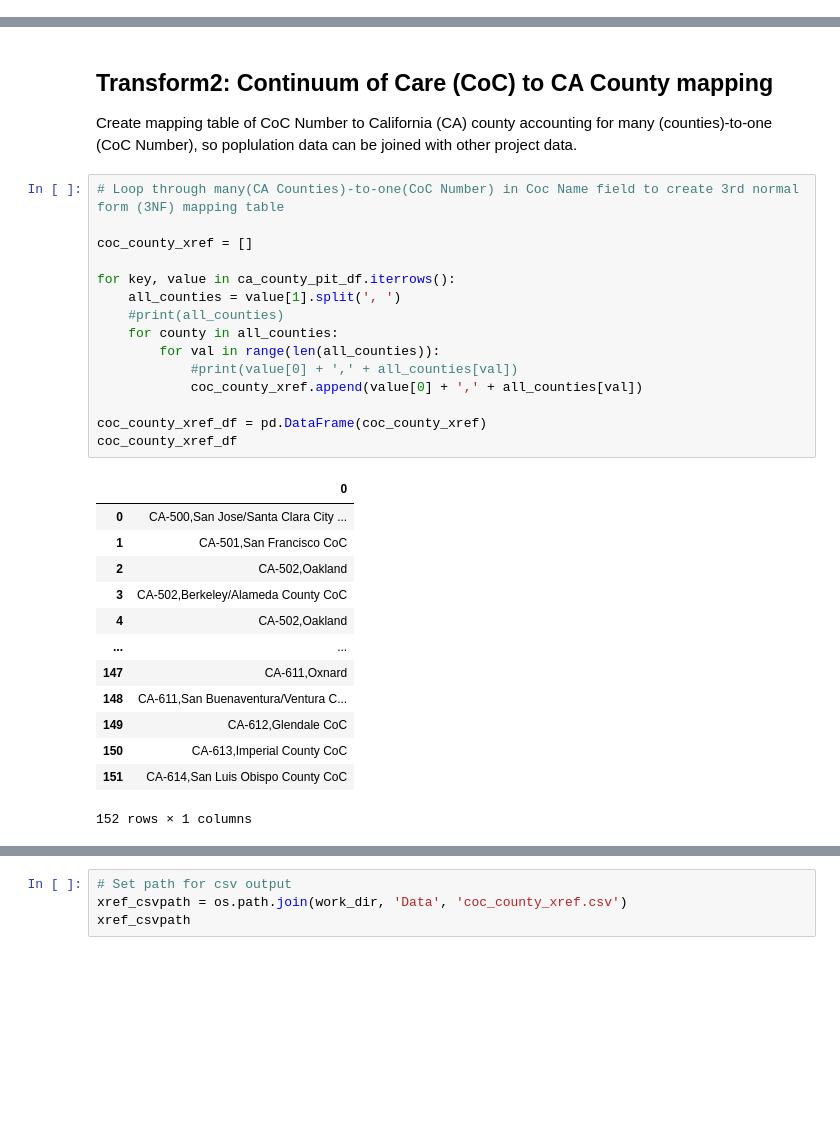
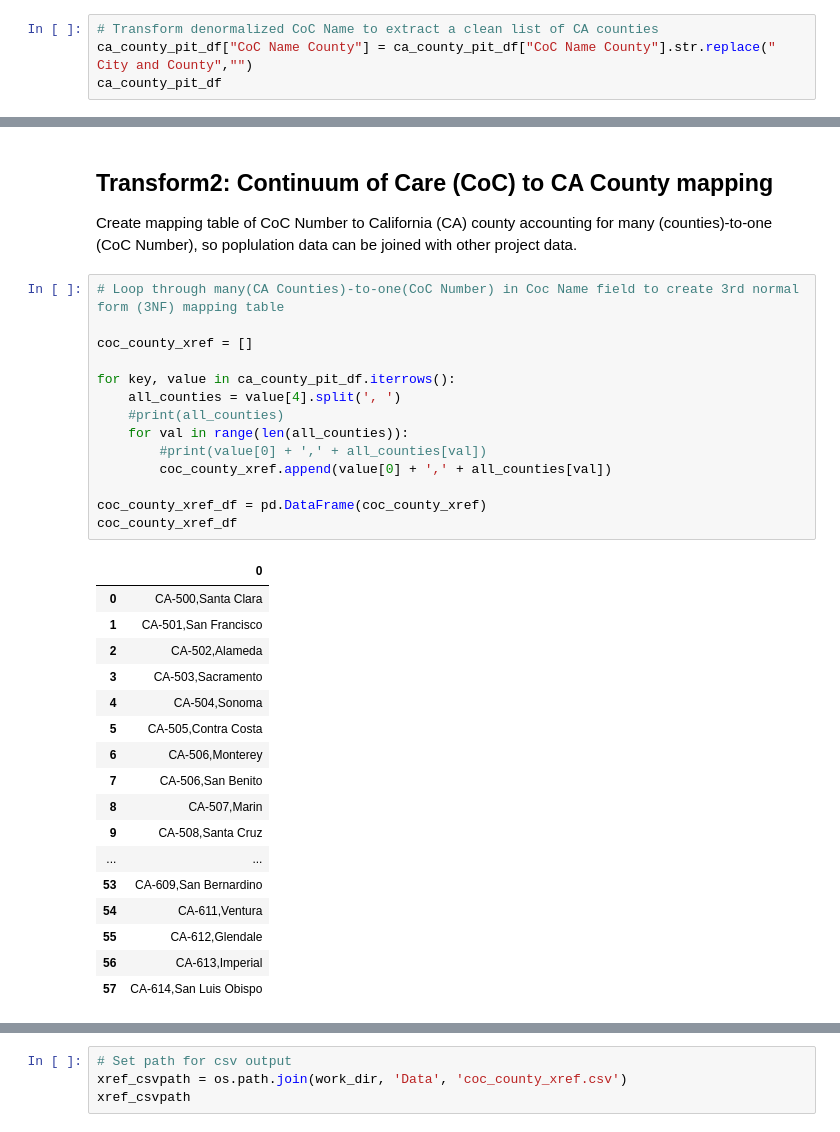
Before and after one commit to benitezal06/ETL-Project, a Jupyter notebook: homeless_population_analysis.ipynb, the cells around one changed output, grey strips where cells are left out. Cells and saved outputs as stored; diff of their text form; blank space fills up the shorter version.

```diff
--- a/homeless_population_analysis.ipynb
+++ b/homeless_population_analysis.ipynb
@@ -181,3 +181,7 @@ ca_county_pit_df
 | 59 | CA-612 | Glendale CoC | 260.0 | CA | Glendale |
 | 60 | CA-613 | Imperial County CoC | 1493.0 | CA | Imperial County |
 | 61 | CA-614 | San Luis Obispo County CoC | 1095.0 | CA | San Luis Obispo County |
+# %%
+# Transform denormalized CoC Name to extract a clean list of CA counties
+ca_county_pit_df["CoC Name County"] = ca_county_pit_df["CoC Name County"].str.replace(" City and County","")
+ca_county_pit_df
@@ -419,32 +441,35 @@ Create mapping table of CoC Number to California (CA) county accounting for many
 # %%
 # Loop through many(CA Counties)-to-one(CoC Number) in Coc Name field to create 3rd normal form (3NF) mapping table
 
 coc_county_xref = []
 
 for key, value in ca_county_pit_df.iterrows():
-    all_counties = value[1].split(', ')
+    all_counties = value[4].split(', ')
     #print(all_counties)
-    for county in all_counties:
-        for val in range(len(all_counties)):
-            #print(value[0] + ',' + all_counties[val])
-            coc_county_xref.append(value[0] + ',' + all_counties[val])
+    for val in range(len(all_counties)):
+        #print(value[0] + ',' + all_counties[val])
+        coc_county_xref.append(value[0] + ',' + all_counties[val])
 
 coc_county_xref_df = pd.DataFrame(coc_county_xref)
 coc_county_xref_df
 # %% [output]
 |  | 0 |
-| 0 | CA-500,San Jose/Santa Clara City ... |
-| 1 | CA-501,San Francisco CoC |
-| 2 | CA-502,Oakland |
-| 3 | CA-502,Berkeley/Alameda County CoC |
-| 4 | CA-502,Oakland |
+| 0 | CA-500,Santa Clara |
+| 1 | CA-501,San Francisco |
+| 2 | CA-502,Alameda |
+| 3 | CA-503,Sacramento |
+| 4 | CA-504,Sonoma |
+| 5 | CA-505,Contra Costa |
+| 6 | CA-506,Monterey |
+| 7 | CA-506,San Benito |
+| 8 | CA-507,Marin |
+| 9 | CA-508,Santa Cruz |
 | ... | ... |
-| 147 | CA-611,Oxnard |
-| 148 | CA-611,San Buenaventura/Ventura C... |
-| 149 | CA-612,Glendale CoC |
-| 150 | CA-613,Imperial County CoC |
-| 151 | CA-614,San Luis Obispo County CoC |
+| 53 | CA-609,San Bernardino |
+| 54 | CA-611,Ventura |
+| 55 | CA-612,Glendale |
+| 56 | CA-613,Imperial |
+| 57 | CA-614,San Luis Obispo |
-152 rows × 1 columns
 # %%
 # Preserve a copy of the orginal data before transform
 copy_df = coc_county_xref_df
```
Also changed, not shown: parts of 3 cells of this notebook, 2 other files.
